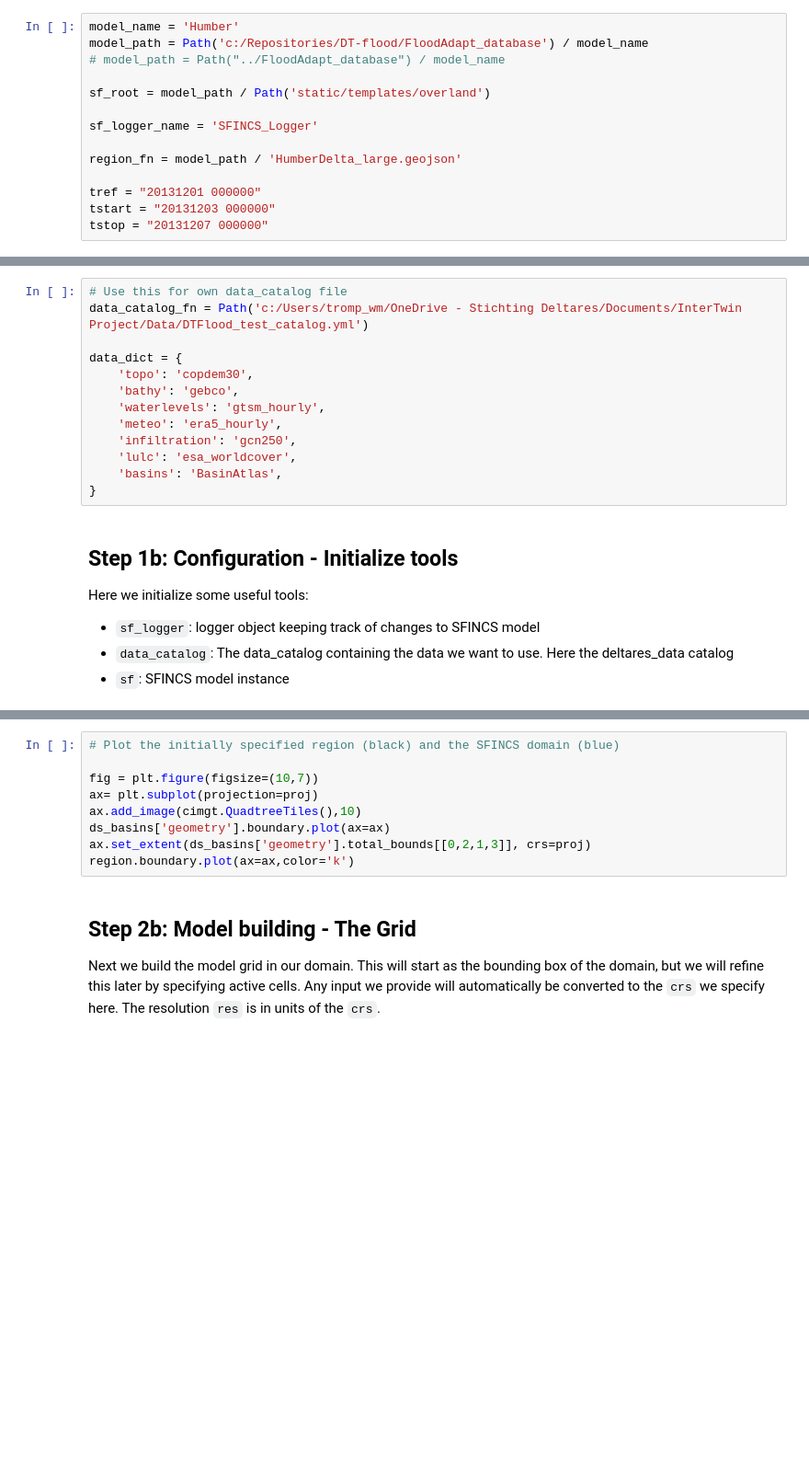
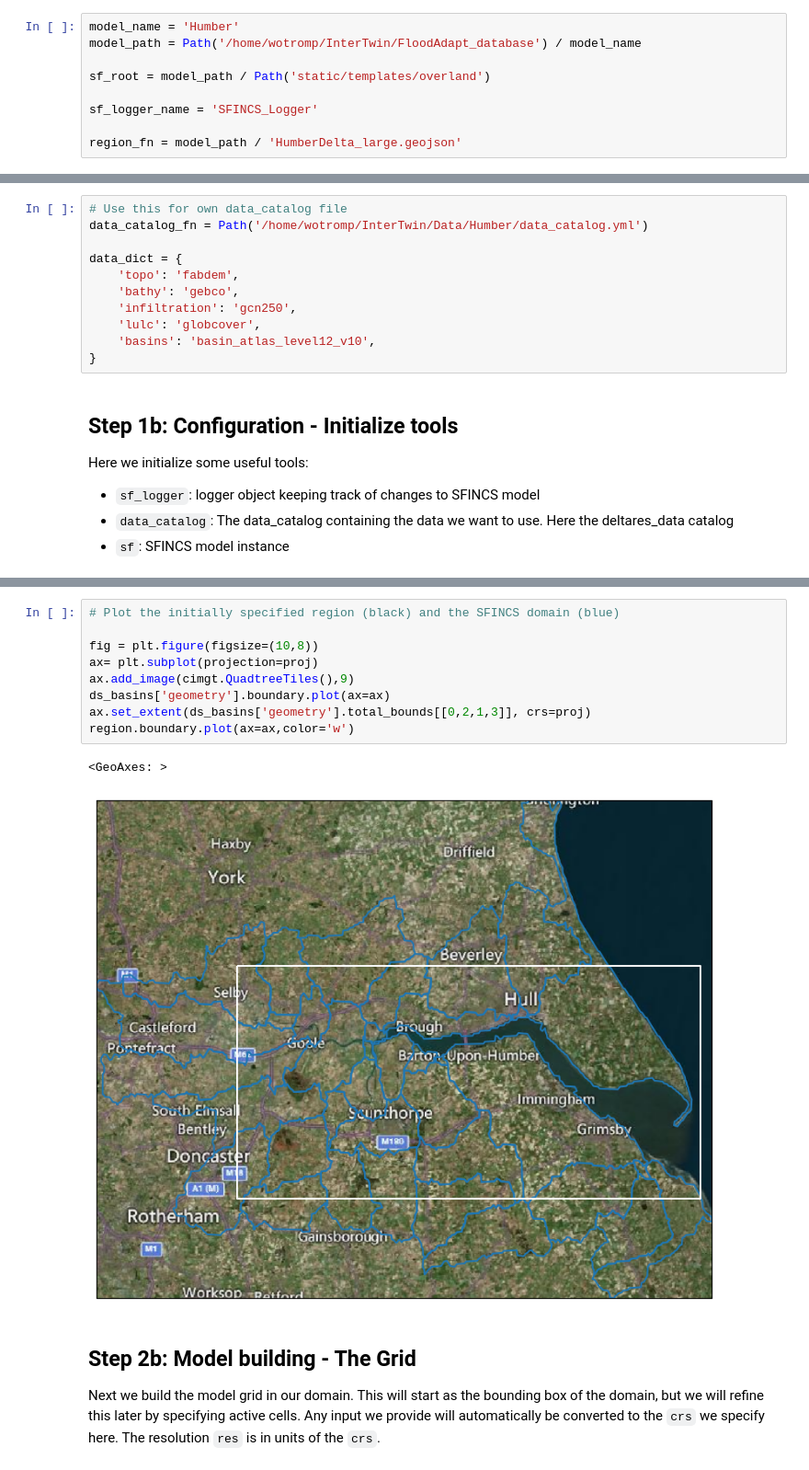
Before and after one commit to interTwin-eu/DT-flood, a Jupyter notebook: Notebooks/SetupSFINCS.ipynb, the cells around one changed output, grey strips where cells are left out. Shown at 92% size. Cells and saved outputs as stored; diff of their text form; blank space fills up the shorter version.

```diff
--- a/Notebooks/SetupSFINCS.ipynb
+++ b/Notebooks/SetupSFINCS.ipynb
@@ -34,18 +34,13 @@ Here we list some basic inputs, e.g. relevant names, input path, datasets.
 The SFINCS start and stop time can later be overwritten through scenarios. The values given here serve as a default.
 # %%
 model_name = 'Humber'
-model_path = Path('c:/Repositories/DT-flood/FloodAdapt_database') / model_name
-# model_path = Path("../FloodAdapt_database") / model_name
+model_path = Path('/home/wotromp/InterTwin/FloodAdapt_database') / model_name
 
 sf_root = model_path / Path('static/templates/overland')
 
 sf_logger_name = 'SFINCS_Logger'
 
 region_fn = model_path / 'HumberDelta_large.geojson'
-
-tref = "20131201 000000"
-tstart = "20131203 000000"
-tstop = "20131207 000000"
 # %% [markdown]
 We use `data_dict` as a central object for input data. The dict values are currently the dataset names used in the deltares_data data_catalog. When changing datacatalog, make sure to also change the names here. Using file paths as dict values should also work.
 
@@ -54,16 +49,14 @@ In this particular example we use only global data or models as input. For bette
 The `meteo` key is used when precipitation, airpressure, and wind velocities are bundled in one data set (e.g. in the case of ERA5). When using separate dataset for these three, use the `precip`, `pressure`, and `winds` keys respectively
 # %%
 # Use this for own data_catalog file
-data_catalog_fn = Path('c:/Users/tromp_wm/OneDrive - Stichting Deltares/Documents/InterTwin Project/Data/DTFlood_test_catalog.yml')
+data_catalog_fn = Path('/home/wotromp/InterTwin/Data/Humber/data_catalog.yml')
 
 data_dict = {
-    'topo': 'copdem30',
+    'topo': 'fabdem',
     'bathy': 'gebco',
-    'waterlevels': 'gtsm_hourly',
-    'meteo': 'era5_hourly',
     'infiltration': 'gcn250',
-    'lulc': 'esa_worldcover',
-    'basins': 'BasinAtlas',
+    'lulc': 'globcover',
+    'basins': 'basin_atlas_level12_v10',
 }
 # %% [markdown]
 ## **Step 1b:** Configuration - Initialize tools
@@ -96,12 +95,15 @@ ds_basins = data_catalog.get_geodataframe(
 # %%
 # Plot the initially specified region (black) and the SFINCS domain (blue)
 
-fig = plt.figure(figsize=(10,7))
+fig = plt.figure(figsize=(10,8))
 ax= plt.subplot(projection=proj)
-ax.add_image(cimgt.QuadtreeTiles(),10)
+ax.add_image(cimgt.QuadtreeTiles(),9)
 ds_basins['geometry'].boundary.plot(ax=ax)
 ax.set_extent(ds_basins['geometry'].total_bounds[[0,2,1,3]], crs=proj)
-region.boundary.plot(ax=ax,color='k')
+region.boundary.plot(ax=ax,color='w')
+# %% [output]
+<GeoAxes: >
+[figure, added]
 # %% [markdown]
 ## **Step 2b:** Model building - The Grid
 
```
Also changed, not shown: parts of 18 cells of this notebook, 21 other files.
